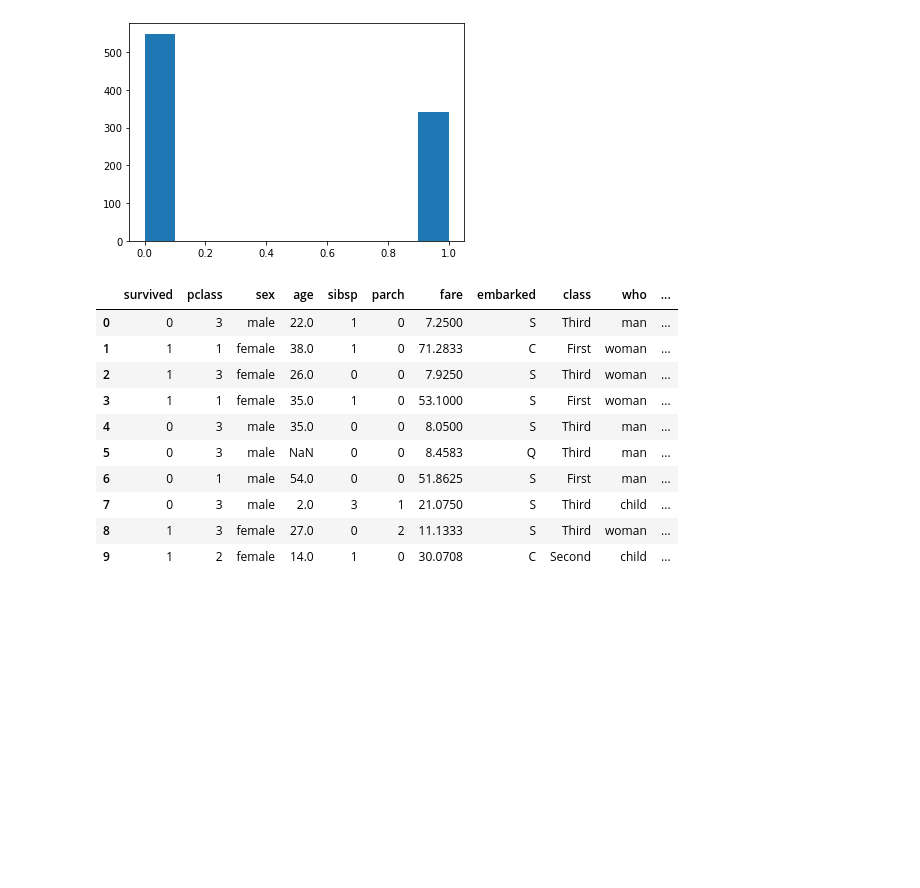
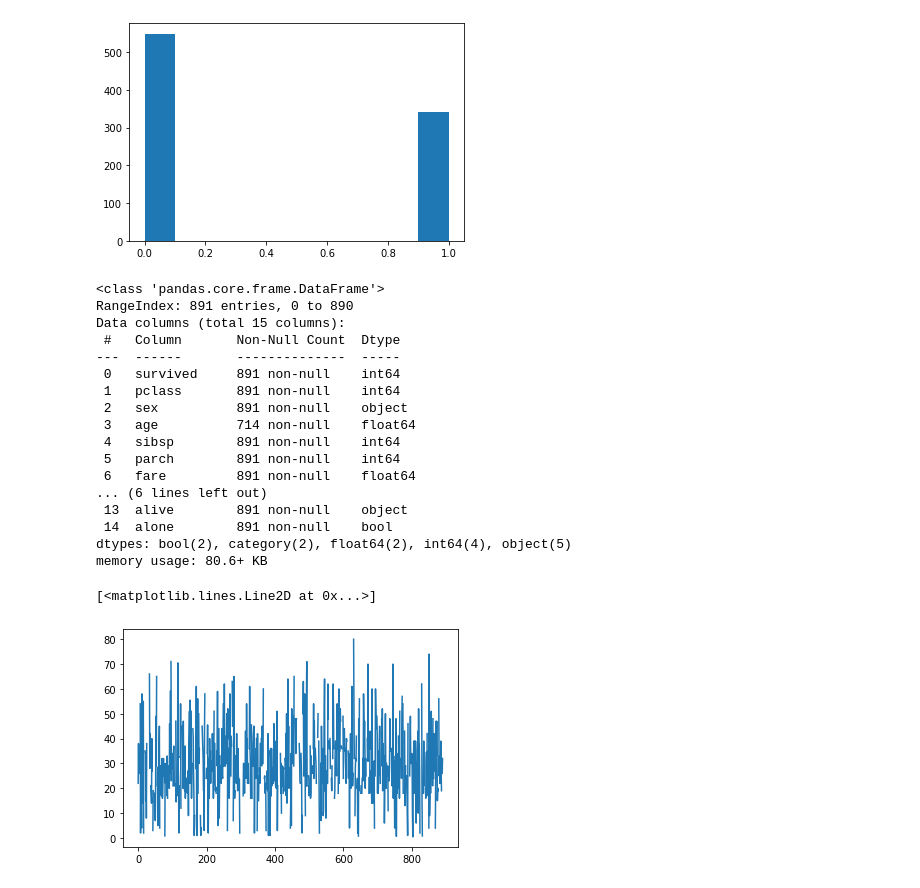
Before and after one commit to dongjun878/AI_start, a Jupyter notebook: Untitled.ipynb, the cells around one changed output. Saved outputs shown, nothing was run; the diff lists cells and outputs as text; code cells hidden in the pictures; blank space fills up the shorter version.

```diff
--- a/Untitled.ipynb
+++ b/Untitled.ipynb
@@ -67,20 +67,32 @@ Index(['survived', 'pclass', 'sex', 'age', 'sibsp', 'parch', 'fare',
 # %%
 import matplotlib.pyplot as plt
 import numpy as np
 import seaborn as sns
 
 titanic = sns.load_dataset("titanic")
 
 titanic.head(10)
+
+titanic.info()
+
+plt.plot(titanic.age)
 # %% [output]
-|  | survived | pclass | sex | age | sibsp | parch | fare | embarked | class | who | ... |
-| 0 | 0 | 3 | male | 22.0 | 1 | 0 | 7.2500 | S | Third | man | ... |
-| 1 | 1 | 1 | female | 38.0 | 1 | 0 | 71.2833 | C | First | woman | ... |
-| 2 | 1 | 3 | female | 26.0 | 0 | 0 | 7.9250 | S | Third | woman | ... |
-| 3 | 1 | 1 | female | 35.0 | 1 | 0 | 53.1000 | S | First | woman | ... |
-| 4 | 0 | 3 | male | 35.0 | 0 | 0 | 8.0500 | S | Third | man | ... |
-| 5 | 0 | 3 | male | NaN | 0 | 0 | 8.4583 | Q | Third | man | ... |
-| 6 | 0 | 1 | male | 54.0 | 0 | 0 | 51.8625 | S | First | man | ... |
-| 7 | 0 | 3 | male | 2.0 | 3 | 1 | 21.0750 | S | Third | child | ... |
-| 8 | 1 | 3 | female | 27.0 | 0 | 2 | 11.1333 | S | Third | woman | ... |
-| 9 | 1 | 2 | female | 14.0 | 1 | 0 | 30.0708 | C | Second | child | ... |
+<class 'pandas.core.frame.DataFrame'>
+RangeIndex: 891 entries, 0 to 890
+Data columns (total 15 columns):
+ #   Column       Non-Null Count  Dtype
+---  ------       --------------  -----
+ 0   survived     891 non-null    int64
+ 1   pclass       891 non-null    int64
+ 2   sex          891 non-null    object
+ 3   age          714 non-null    float64
+ 4   sibsp        891 non-null    int64
+ 5   parch        891 non-null    int64
+ 6   fare         891 non-null    float64
+... (6 lines left out)
+ 13  alive        891 non-null    object
+ 14  alone        891 non-null    bool
+dtypes: bool(2), category(2), float64(2), int64(4), object(5)
+memory usage: 80.6+ KB
+[<matplotlib.lines.Line2D at 0x...>]
+[figure, added]
```
Also changed, not shown: 1 other file.
